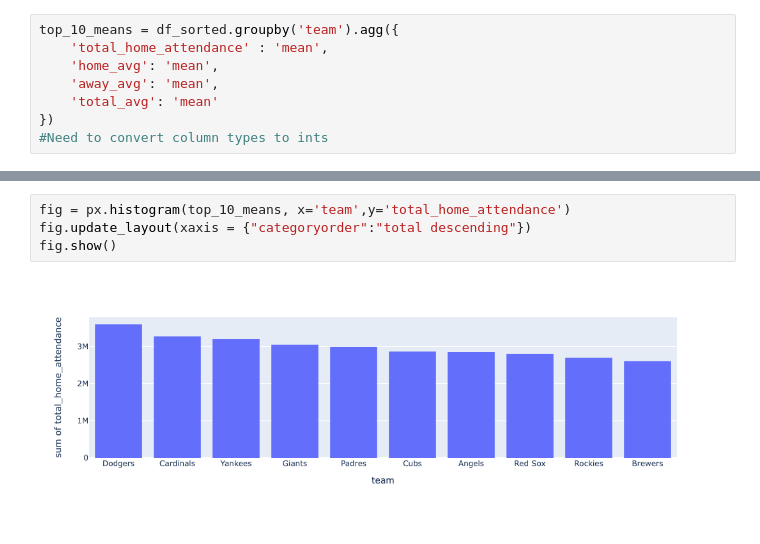
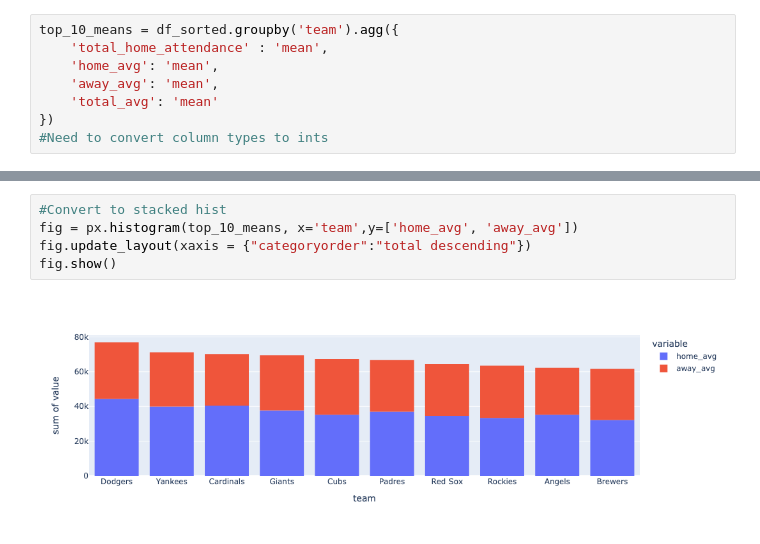
Before and after one commit to Deric-Maurer/Portfolio-Projects, a Jupyter notebook: MLB_Team_Attendance_Trends.ipynb, the cells around one changed output, grey strips where cells are left out. Drawn from its saved outputs; the diff is of its cells as text.

```diff
--- a/MLB_Team_Attendance_Trends.ipynb
+++ b/MLB_Team_Attendance_Trends.ipynb
@@ -130,6 +130,7 @@ top_10_means
 # %%
-fig = px.histogram(top_10_means, x='team',y='total_home_attendance')
+#Convert to stacked hist
+fig = px.histogram(top_10_means, x='team',y=['home_avg', 'away_avg'])
 fig.update_layout(xaxis = {"categoryorder":"total descending"})
 fig.show()
 # %% [output]
-[figure, old version]
+[figure, new version]
```
Also changed, not shown: parts of 13 cells of this notebook.
